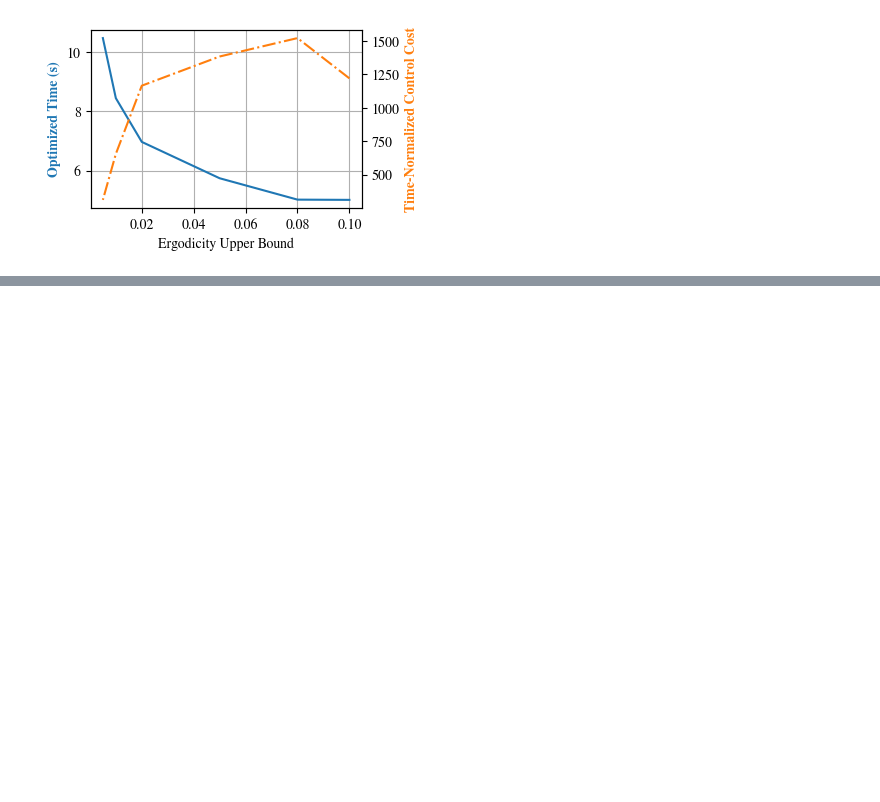
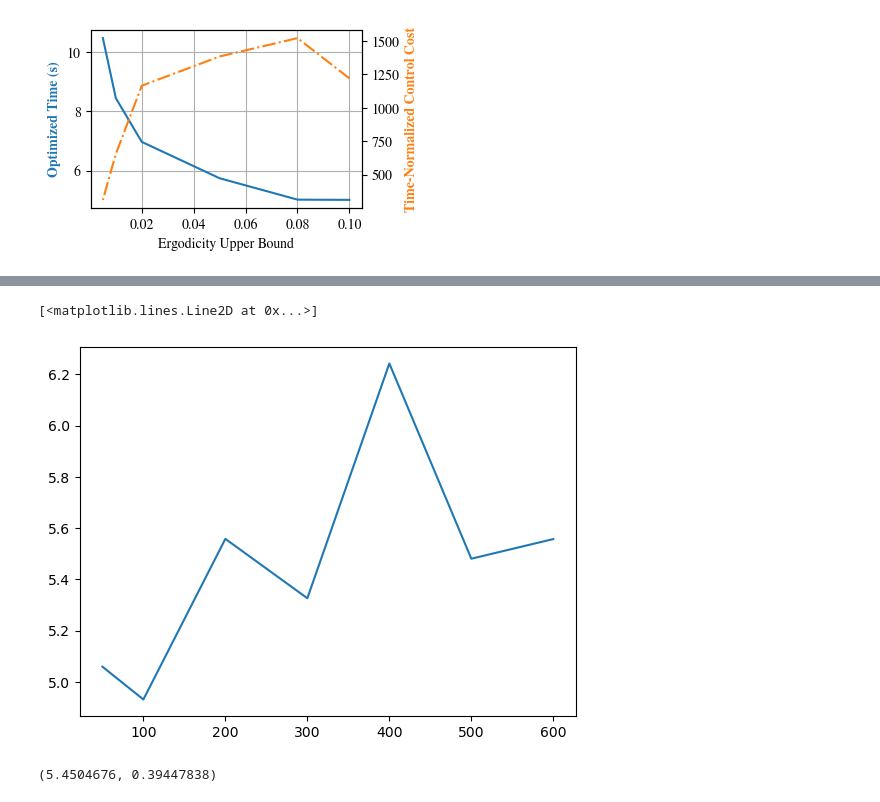
Before and after one commit to ialab-yale/time_optimal_ergodic_search, a Jupyter notebook: experiments/comparison_study/make_figure.ipynb, the cells around one changed output, grey strips where cells are left out. Drawn from its saved outputs; the diff is of its cells as text; code cells hidden in the pictures; blank space fills up the shorter version.

```diff
--- a/experiments/comparison_study/make_figure.ipynb
+++ b/experiments/comparison_study/make_figure.ipynb
@@ -135,10 +160,0 @@ fig.colorbar(matplotlib.cm.ScalarMappable(norm=norm, cmap=cmap), ax=ax)
-# %%
-ctrl_sat = []
-for _tf, _sol in zip(log['time'],log['sols']):
-    print(np.sum(np.abs(_sol['u'])>0.95) * args['N']/_tf, _tf, _sol['tf'])
-    dt = args['N']/_sol['tf']
-    ctrl_sat.append(
-        np.sum(np.square(_sol['u']) * dt ) / _sol['tf']
-        # np.sum(np.abs(_sol['u'])>0.95) * args['N']/_sol['tf']
-    )
-    plt.plot(np.linspace(0,_tf, args['N']),_sol['u'])
@@ -225,0 +266,10 @@ Array(898.4828, dtype=float32)
+# %%
+tf_sols = [_sol['tf'] for _sol in log['sols']]
+plt.plot(N_list, tf_sols)
+# %% [output]
+[<matplotlib.lines.Line2D at 0x...>]
+[figure, added]
+# %%
+np.mean(tf_sols), np.std(tf_sols)
+# %% [output]
+(5.4504676, 0.39447838)
```
Also changed, not shown: parts of 24 cells of this notebook, 27 other files.
